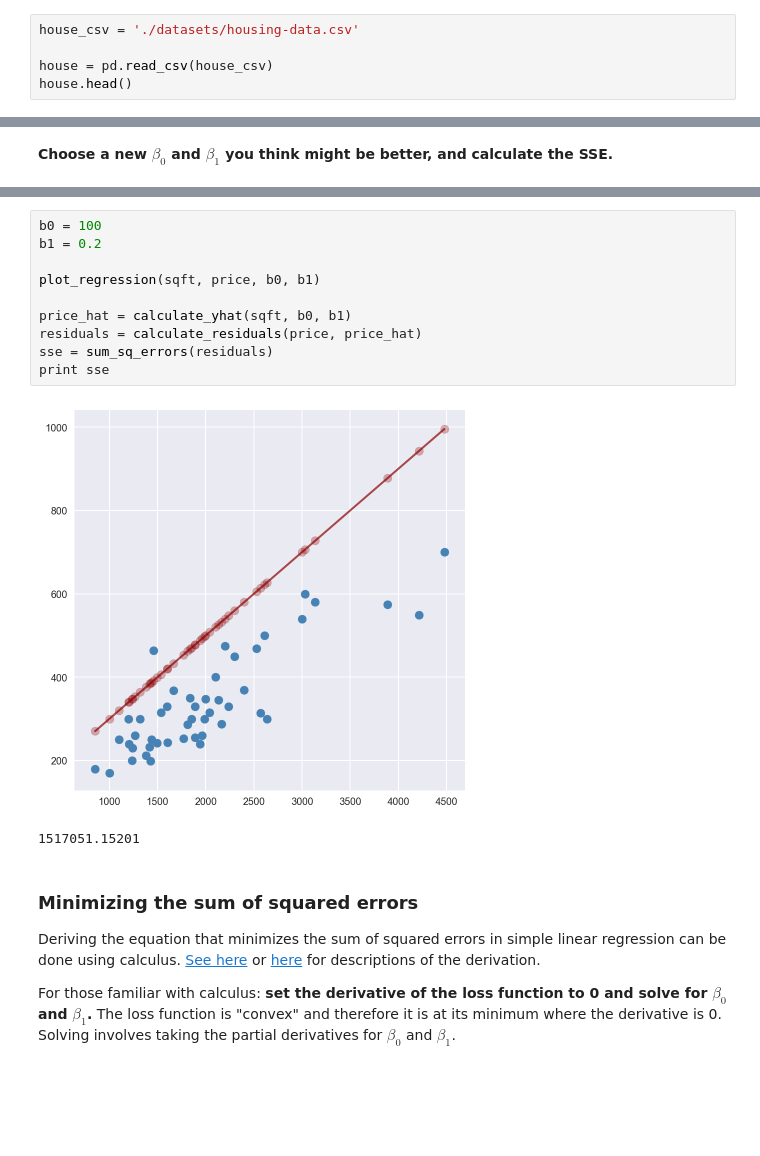
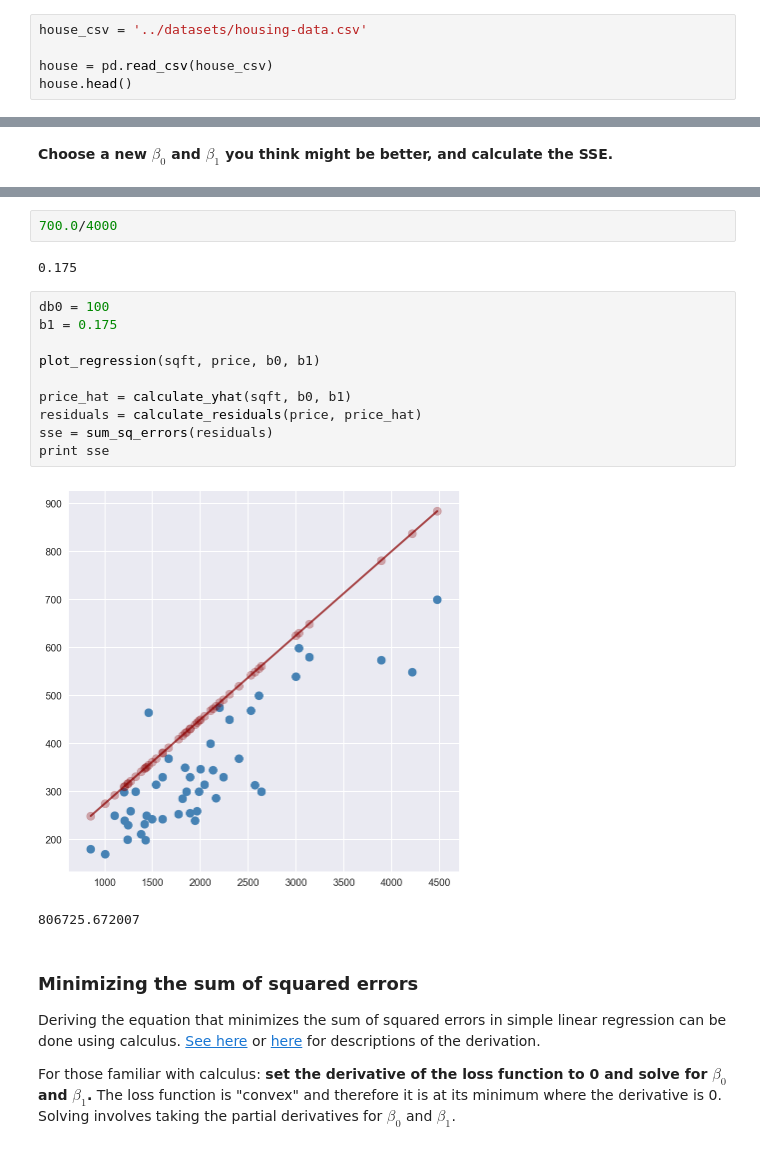
Before and after one commit to Proletariat99/linear-regression-from-scratch, a Jupyter notebook: solution-code/coding-linear-regression-solutions.ipynb, the cells around one changed output, grey strips where cells are left out. Cells and saved outputs as stored; diff of their text form; blank space fills up the shorter version.

```diff
--- a/solution-code/coding-linear-regression-solutions.ipynb
+++ b/solution-code/coding-linear-regression-solutions.ipynb
@@ -53,7 +53,7 @@ Over the course of this lesson we will be constructing a simple linear regressio
 
 **Load the data using pandas.**
 # %%
-house_csv = './datasets/housing-data.csv'
+house_csv = '../datasets/housing-data.csv'
 
 house = pd.read_csv(house_csv)
 house.head()
@@ -205,16 +215,20 @@ print sse
+# %%
+700.0/4000
+# %% [output]
+0.175
 # %%
-b0 = 100
-b1 = 0.2
+db0 = 100
+b1 = 0.175
 
 plot_regression(sqft, price, b0, b1)
 
 price_hat = calculate_yhat(sqft, b0, b1)
 residuals = calculate_residuals(price, price_hat)
 sse = sum_sq_errors(residuals)
 print sse
 # %% [output]
-[figure, old version]
+[figure, new version]
-1517051.15201
+806725.672007
 # %% [markdown]
 <a id='minimize-sse'></a>
 
```
Also changed, not shown: parts of 12 cells of this notebook, 2 other files.
